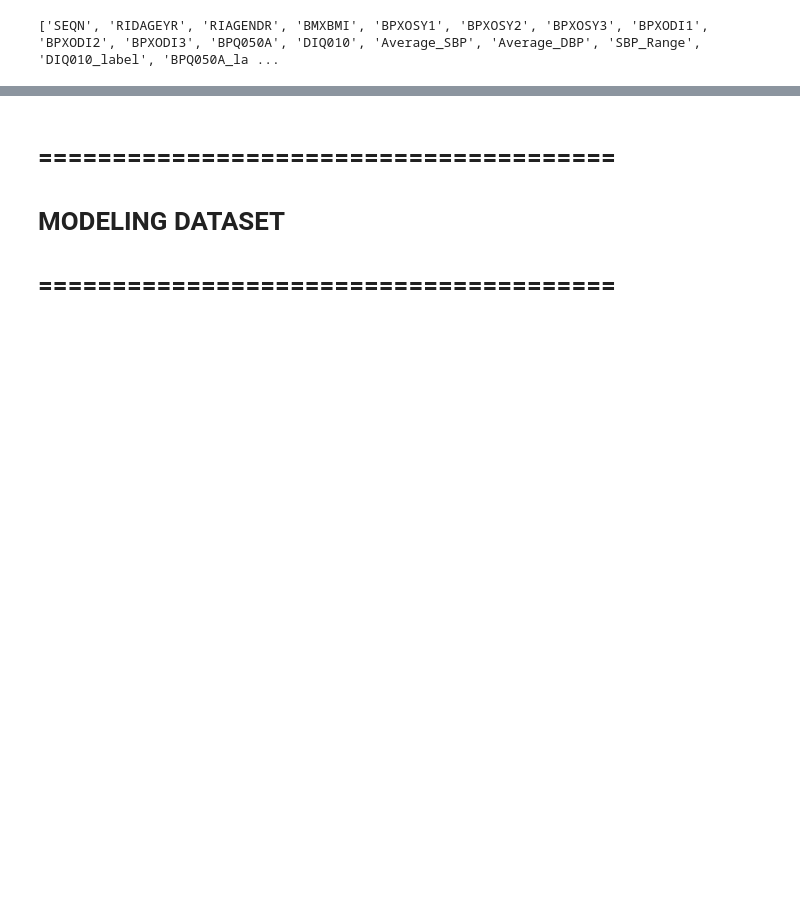
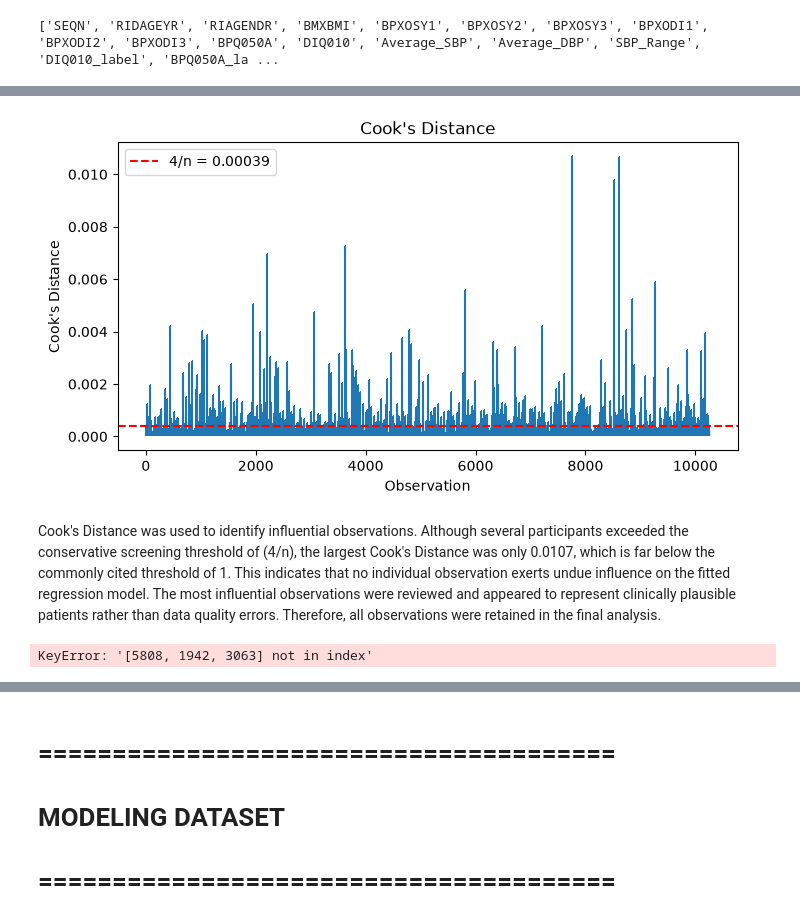
Before and after one commit to kmnguyen37/Intelligent-Blood-Presure-Risk-Assessment, a Jupyter notebook: notebook/01-project-notebook.ipynb, the cells around one changed output, grey strips where cells are left out. Saved outputs shown, nothing was run; the diff lists cells and outputs as text; code cells hidden in the pictures; blank space fills up the shorter version.

Commit message:
Cock's distance

```diff
--- a/notebook/01-project-notebook.ipynb
+++ b/notebook/01-project-notebook.ipynb
@@ -1667,0 +1856,13 @@ strong multicollinearity problems or that the design matrix is singular.
+# %%
+from statsmodels.stats.outliers_influence import OLSInfluence
+import pandas as pd
+
+# Recalculate influence from the FINAL fitted primary model
+influence = OLSInfluence(baseline_model1)
+cooks_d, _ = influence.cooks_distance
+
+# Exact original DataFrame indices used by statsmodels
+model_indices = baseline_model1.model.data.row_labels
+
+print("Cook's distances:", len(cooks_d))
+print("Model indices:", len(model_indices))
@@ -1667,0 +1952,42 @@ strong multicollinearity problems or that the design matrix is singular.
+# %%
+import matplotlib.pyplot as plt
+import numpy as np
+
+plt.figure(figsize=(8,4))
+
+plt.stem(
+    np.arange(len(cooks_d)),
+    cooks_d,
+    markerfmt=",",
+    basefmt=" "
+)
+
+# Common threshold
+threshold = 4 / len(cooks_d)
+
+plt.axhline(
+    threshold,
+    color="red",
+    linestyle="--",
+    label=f"4/n = {threshold:.5f}"
+)
+
+plt.title("Cook's Distance")
+plt.xlabel("Observation")
+plt.ylabel("Cook's Distance")
+plt.legend()
+
+plt.show()
+# %% [output]
+[figure, added]
+# %% [markdown]
+Cook's Distance was used to identify influential observations. Although several participants exceeded the conservative screening threshold of \(4/n\), the largest Cook's Distance was only 0.0107, which is far below the commonly cited threshold of 1. This indicates that no individual observation exerts undue influence on the fitted regression model. The most influential observations were reviewed and appeared to represent clinically plausible patients rather than data quality errors. Therefore, all observations were retained in the final analysis.
+# %%
+top_obs = cooks_df.sort_values(
+    "Cooks_Distance",
+    ascending=False
+).head(10)
+
+model_reg_df.loc[top_obs["Observation"]]
+# %% [output]
+KeyError: '[5808, 1942, 3063] not in index'
```
Also changed, not shown: parts of 21 cells of this notebook, 1 other file.
